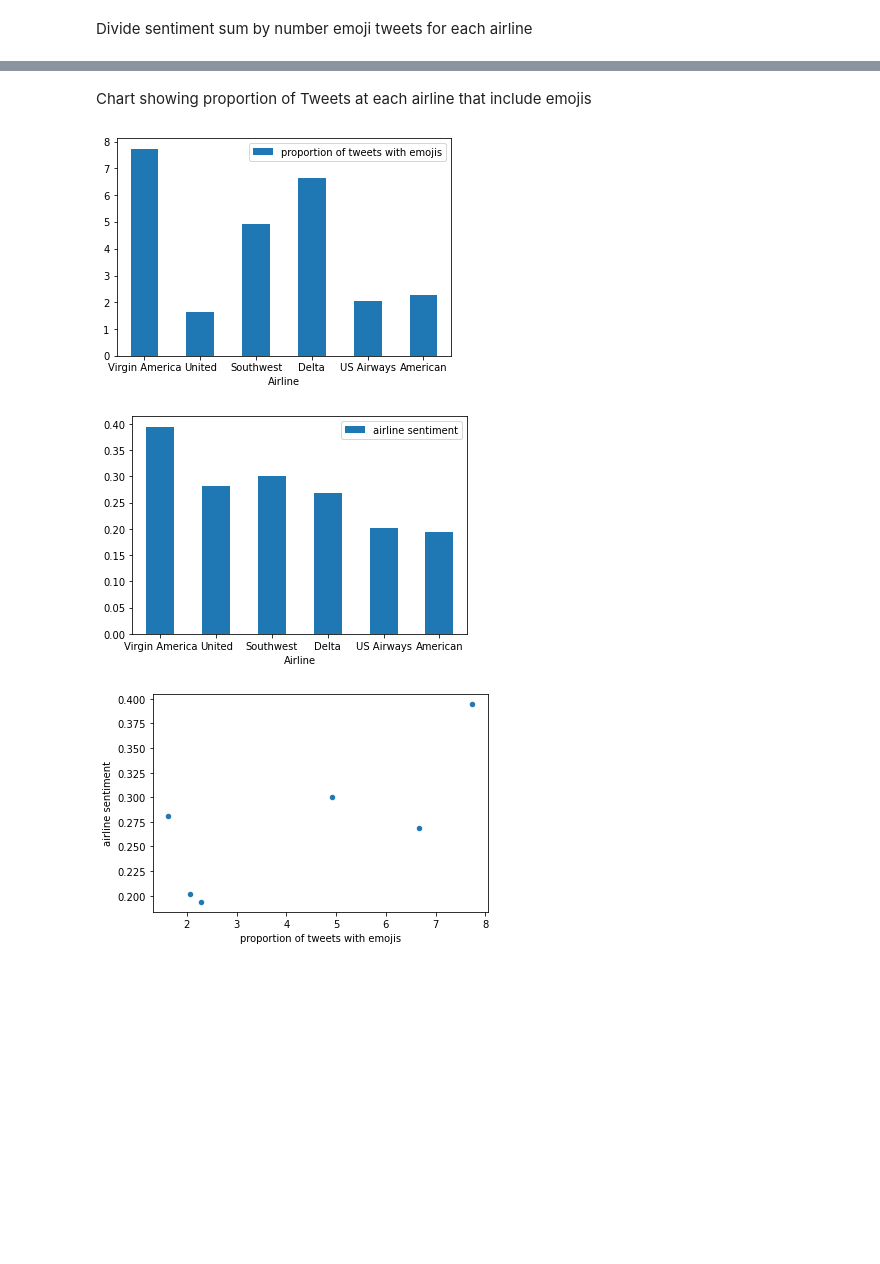
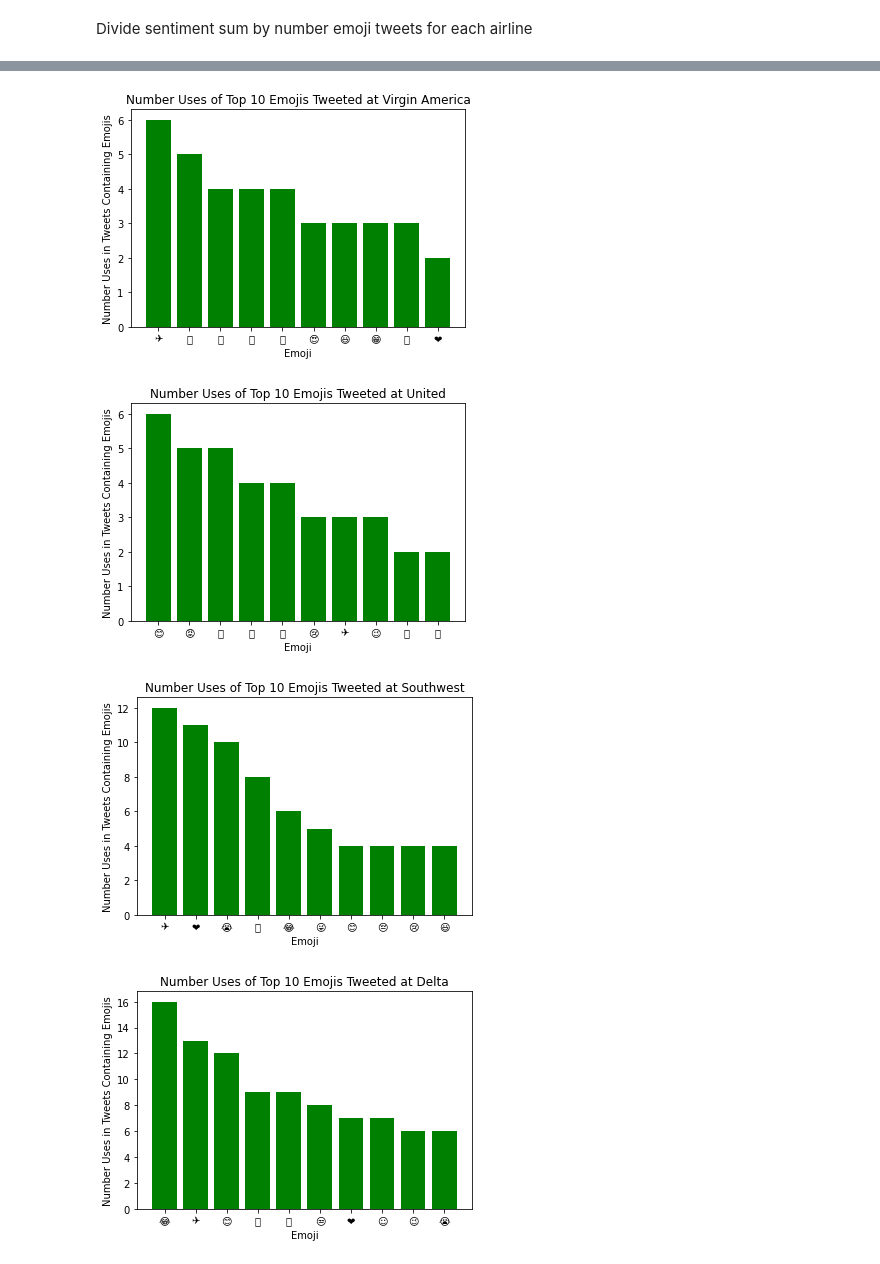
Before and after one commit to mulac/TDA-SentimentAnalysis, a Jupyter notebook: emoji_analysis.ipynb, the cells around one changed output, grey strips where cells are left out. Cells and saved outputs as stored; diff of their text form; code cells hidden in the pictures; blank space fills up the shorter version.

```diff
--- a/emoji_analysis.ipynb
+++ b/emoji_analysis.ipynb
@@ -139,16 +140,23 @@ df
-# %% [markdown]
-<p>Chart showing proportion of Tweets at each airline that include emojis</p>
-# %%
-df.sort_values(by=['proportion of tweets with emojis'])
-proportion_ax = df.plot.bar(x='Airline', y='proportion of tweets with emojis', rot=0)
-# %% [output]
-[figure, removed]
-# %%
-df.sort_values(by=['airline sentiment'])
-sentiment_ax = df.plot.bar(x='Airline', y='airline sentiment', rot=0)
-# %% [output]
-[figure, removed]
-# %%
-sentiment_emoji_ax = df.plot.scatter(x='proportion of tweets with emojis', y='airline sentiment')
-# %% [output]
-[figure, removed]
+# %%
+for airline in airlines:
+    # get a list of emojis and their frequency of use
+    emojis = []
+    for emoji in airlines[airline]['emojis']:
+        emojis.append([emoji, airlines[airline]['emojis'][emoji]])
+    # sort by the frequency of emoji use
+    emojis = sorted(emojis, key=lambda l:l[1], reverse=True)
+
+    # separate into two columns of the 10 most popular emojis
+    emoji_vals = [x[0] for x in emojis[:10]]
+    frequency_vals = [x[1] for x in emojis[:10]]
+
+    plt.bar(emoji_vals, frequency_vals, color='green')
+    plt.xlabel('Emoji')
+    plt.ylabel('Number Uses in Tweets Containing Emojis')
+    plt.title('Number Uses of Top 10 Emojis Tweeted at '+airline)
+    plt.show()
+# %% [output]
+[figure, added]
+[figure, added]
+[figure, added]
+[figure, added]
```
Also changed, not shown: parts of 16 cells of this notebook.
